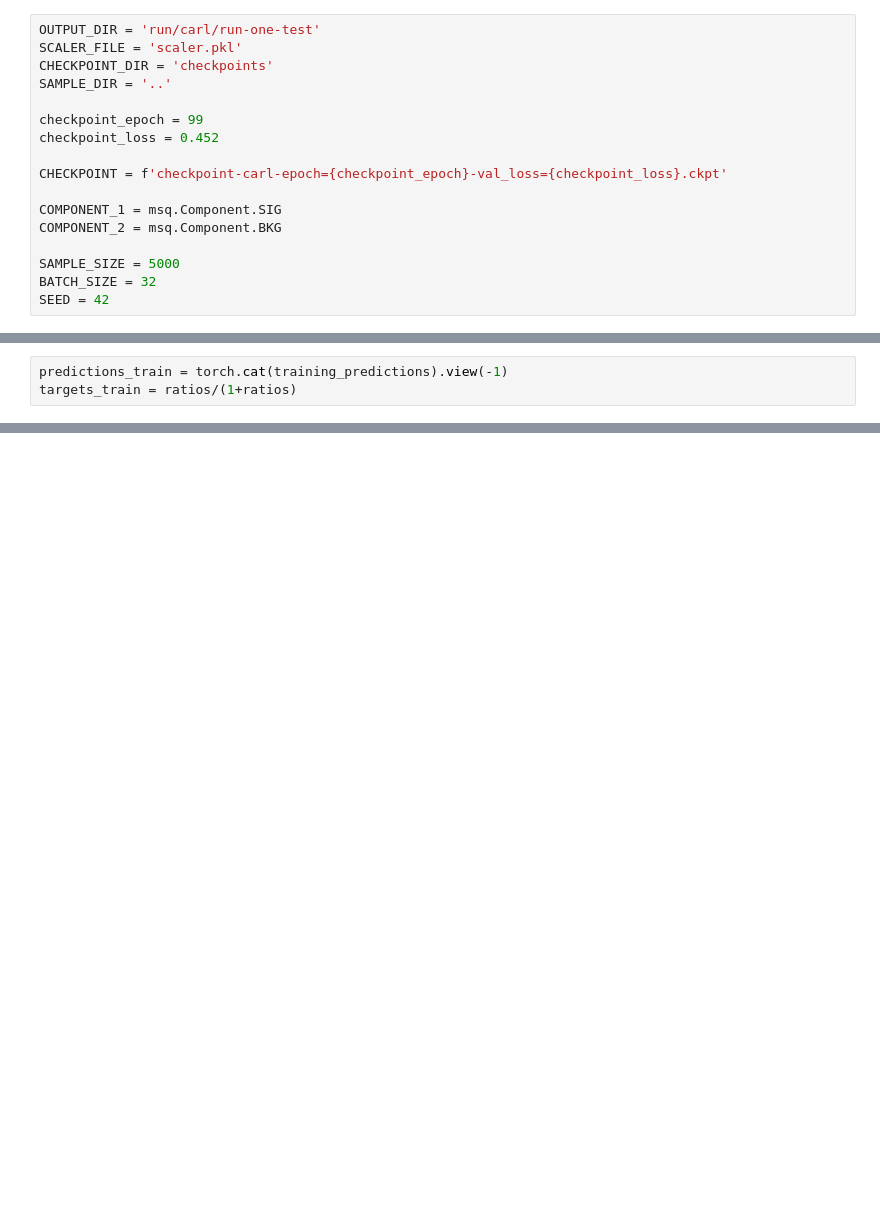
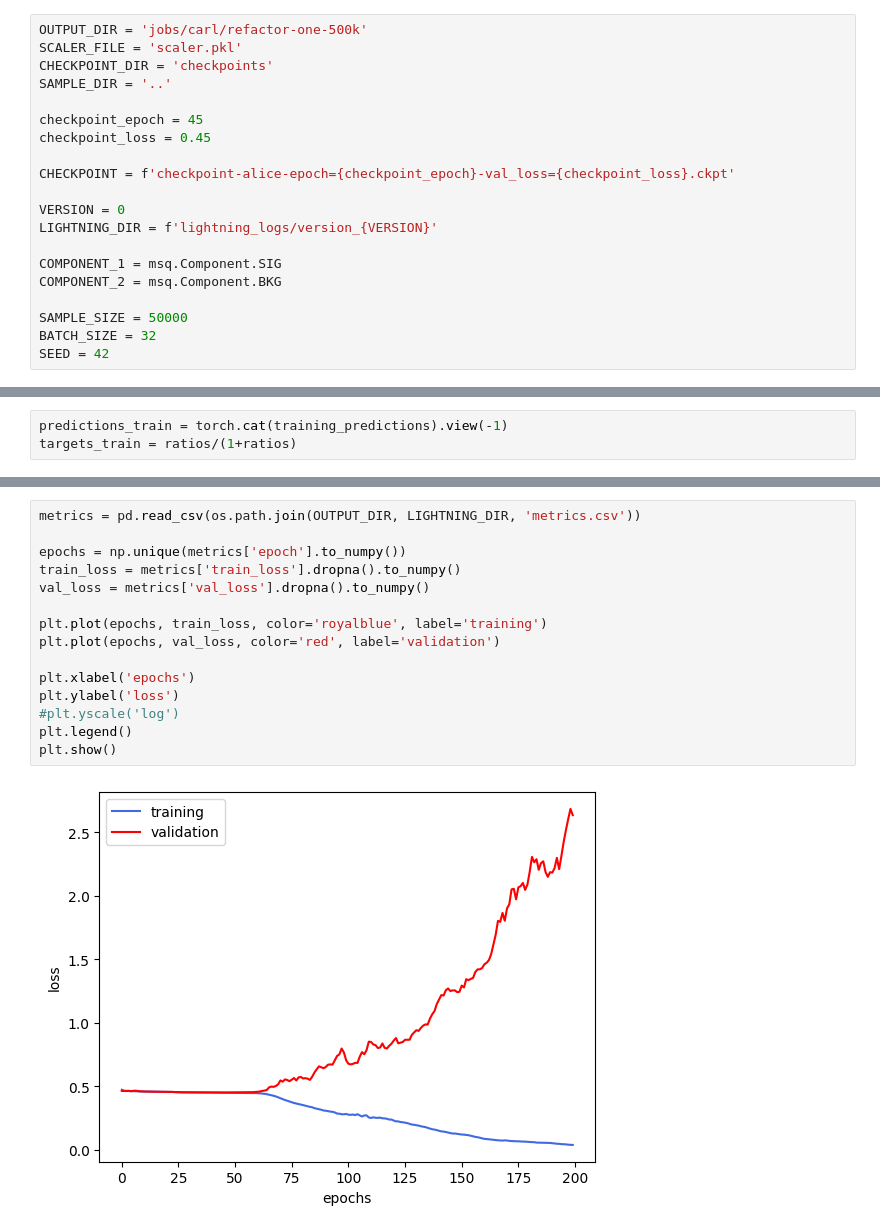
Before and after one commit to hep-cce/nsbi4hep, a Jupyter notebook: plot-carl-outputs.ipynb, the cells around one changed output, grey strips where cells are left out. Saved outputs shown, nothing was run; the diff lists cells and outputs as text; blank space fills up the shorter version.

```diff
--- a/plot-carl-outputs.ipynb
+++ b/plot-carl-outputs.ipynb
@@ -15,20 +17,23 @@ import torch
 from torch.utils.data import DataLoader, TensorDataset
 from lightning import Trainer
 # %%
-OUTPUT_DIR = 'run/carl/run-one-test'
+OUTPUT_DIR = 'jobs/carl/refactor-one-500k'
 SCALER_FILE = 'scaler.pkl'
 CHECKPOINT_DIR = 'checkpoints'
 SAMPLE_DIR = '..'
 
-checkpoint_epoch = 99
-checkpoint_loss = 0.452
+checkpoint_epoch = 45
+checkpoint_loss = 0.45
 
-CHECKPOINT = f'checkpoint-carl-epoch={checkpoint_epoch}-val_loss={checkpoint_loss}.ckpt'
+CHECKPOINT = f'checkpoint-alice-epoch={checkpoint_epoch}-val_loss={checkpoint_loss}.ckpt'
+
+VERSION = 0
+LIGHTNING_DIR = f'lightning_logs/version_{VERSION}'
 
 COMPONENT_1 = msq.Component.SIG
 COMPONENT_2 = msq.Component.BKG
 
-SAMPLE_SIZE = 5000
+SAMPLE_SIZE = 50000
 BATCH_SIZE = 32
 SEED = 42
 # %%
@@ -184,0 +175,17 @@ plt.show()
+# %%
+metrics = pd.read_csv(os.path.join(OUTPUT_DIR, LIGHTNING_DIR, 'metrics.csv'))
+
+epochs = np.unique(metrics['epoch'].to_numpy())
+train_loss = metrics['train_loss'].dropna().to_numpy()
+val_loss = metrics['val_loss'].dropna().to_numpy()
+
+plt.plot(epochs, train_loss, color='royalblue', label='training')
+plt.plot(epochs, val_loss, color='red', label='validation')
+
+plt.xlabel('epochs')
+plt.ylabel('loss')
+#plt.yscale('log')
+plt.legend()
+plt.show()
+# %% [output]
+[figure, added]
```
Also changed, not shown: parts of 9 cells of this notebook.
